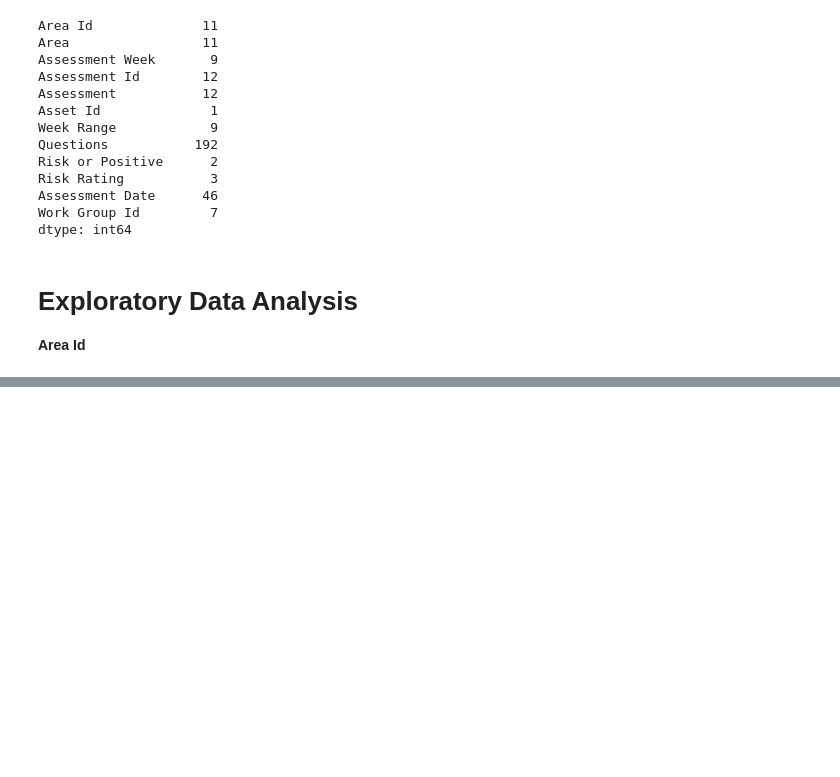
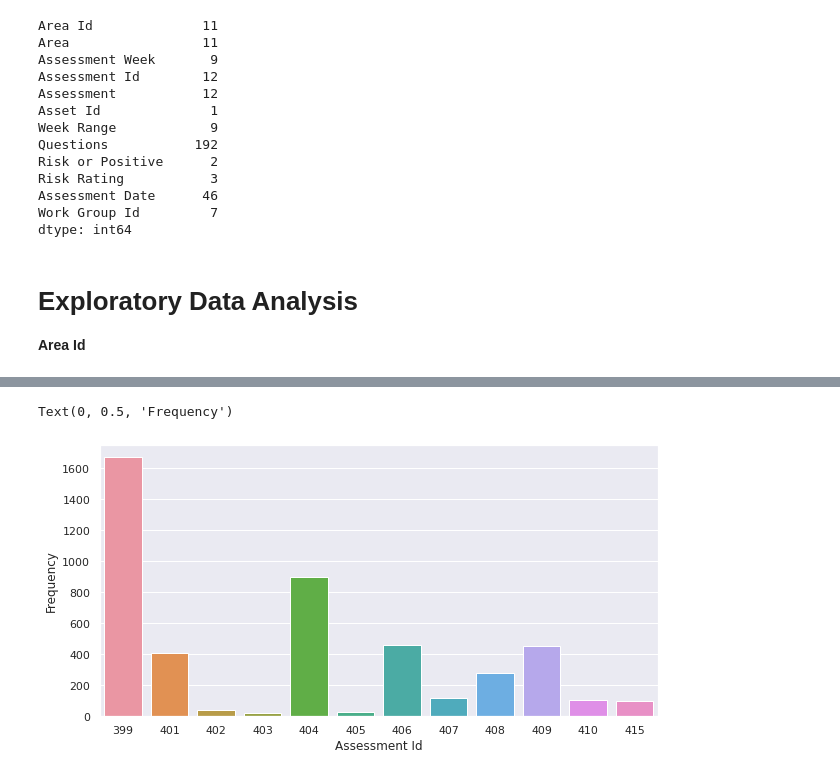
Before and after one commit to Ashik9576/NLP, a Jupyter notebook: Tekno_Assign.ipynb, the cells around one changed output, grey strips where cells are left out. Drawn from its saved outputs; the diff is of its cells as text; code cells hidden in the pictures; blank space fills up the shorter version.

```diff
--- a/Tekno_Assign.ipynb
+++ b/Tekno_Assign.ipynb
@@ -272,0 +272,9 @@ dtype: int64
+# %%
+# Assessment Id
+plt.figure(figsize=(10,5))
+sns.countplot(df['Assessment Id'])
+plt.xlabel('Assessment Id')
+plt.ylabel('Frequency')
+# %% [output]
+Text(0, 0.5, 'Frequency')
+[figure, added]
```
Also changed, not shown: parts of 32 cells of this notebook.
